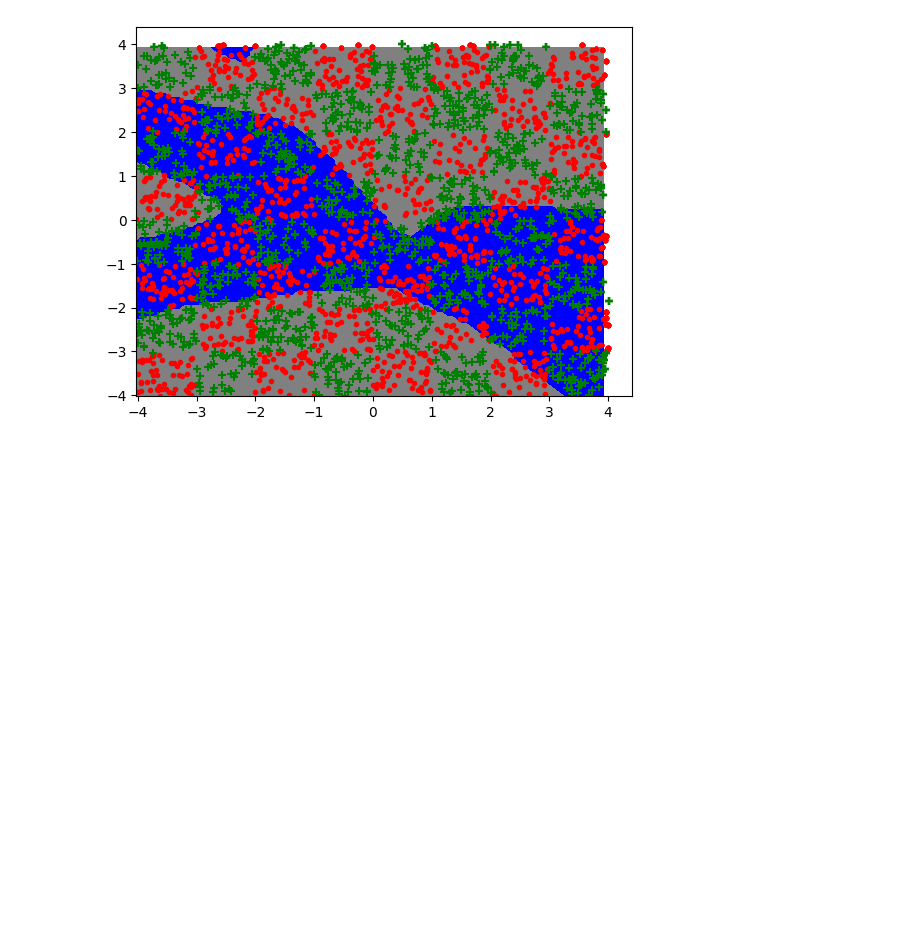
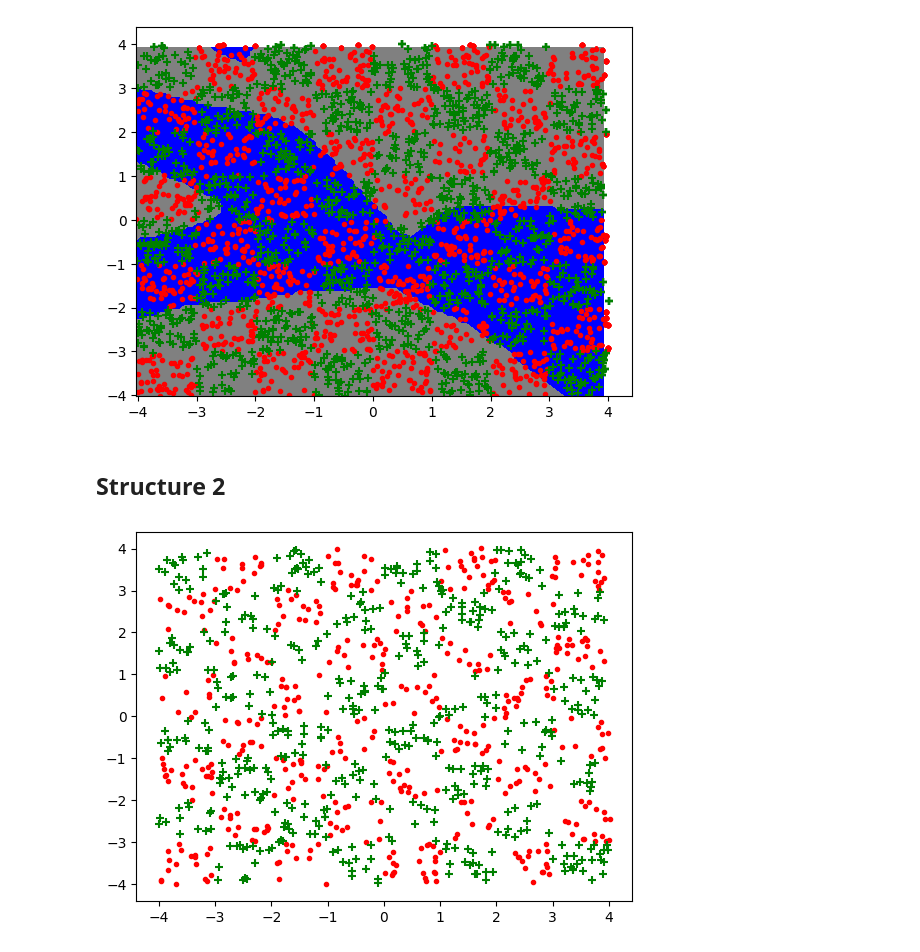
Before and after one commit to nhs2828/NeuralNetwork_DIY, a Jupyter notebook: notebook/Non_Lineaire.ipynb, the cells around one changed output. Saved outputs shown, nothing was run; the diff lists cells and outputs as text; code cells hidden in the pictures; blank space fills up the shorter version.

```diff
--- a/notebook/Non_Lineaire.ipynb
+++ b/notebook/Non_Lineaire.ipynb
@@ -254,3 +256,12 @@ Iter 8, Accuracy: 0.503
 Iter 9, Accuracy: 0.49966666666666665
 Iter 10, Accuracy: 0.501
 [figure]
+# %% [markdown]
+## Structure 2
+# %%
+np.random.seed(0)
+X, Y = gen_arti(data_type=2,nbex=1000)
+Y = np.where(Y==-1,0,1)
+plot_data(X,Y)
+# %% [output]
+[figure, added]
```
Also changed, not shown: parts of 4 cells of this notebook, 2 other files.
